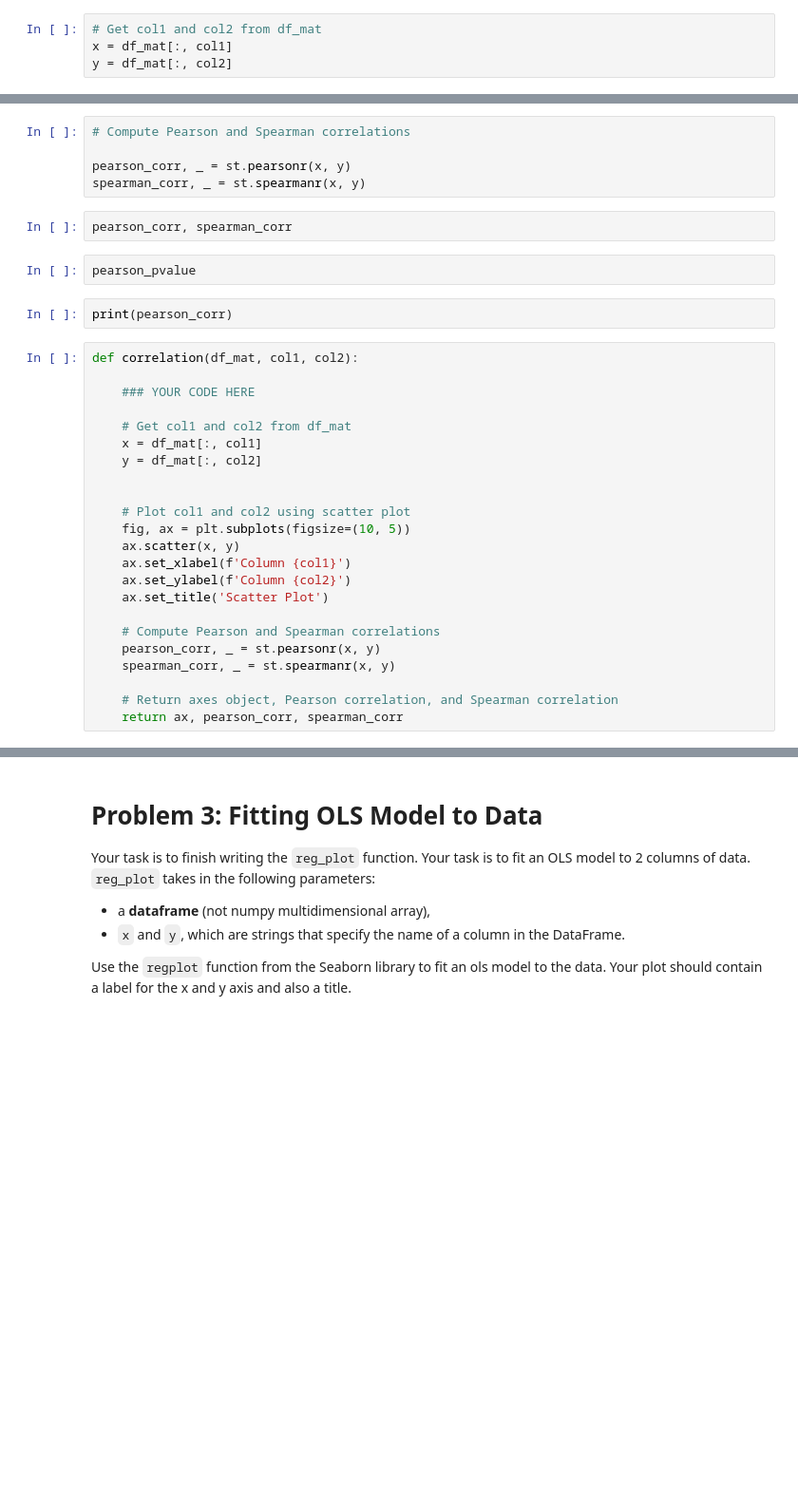
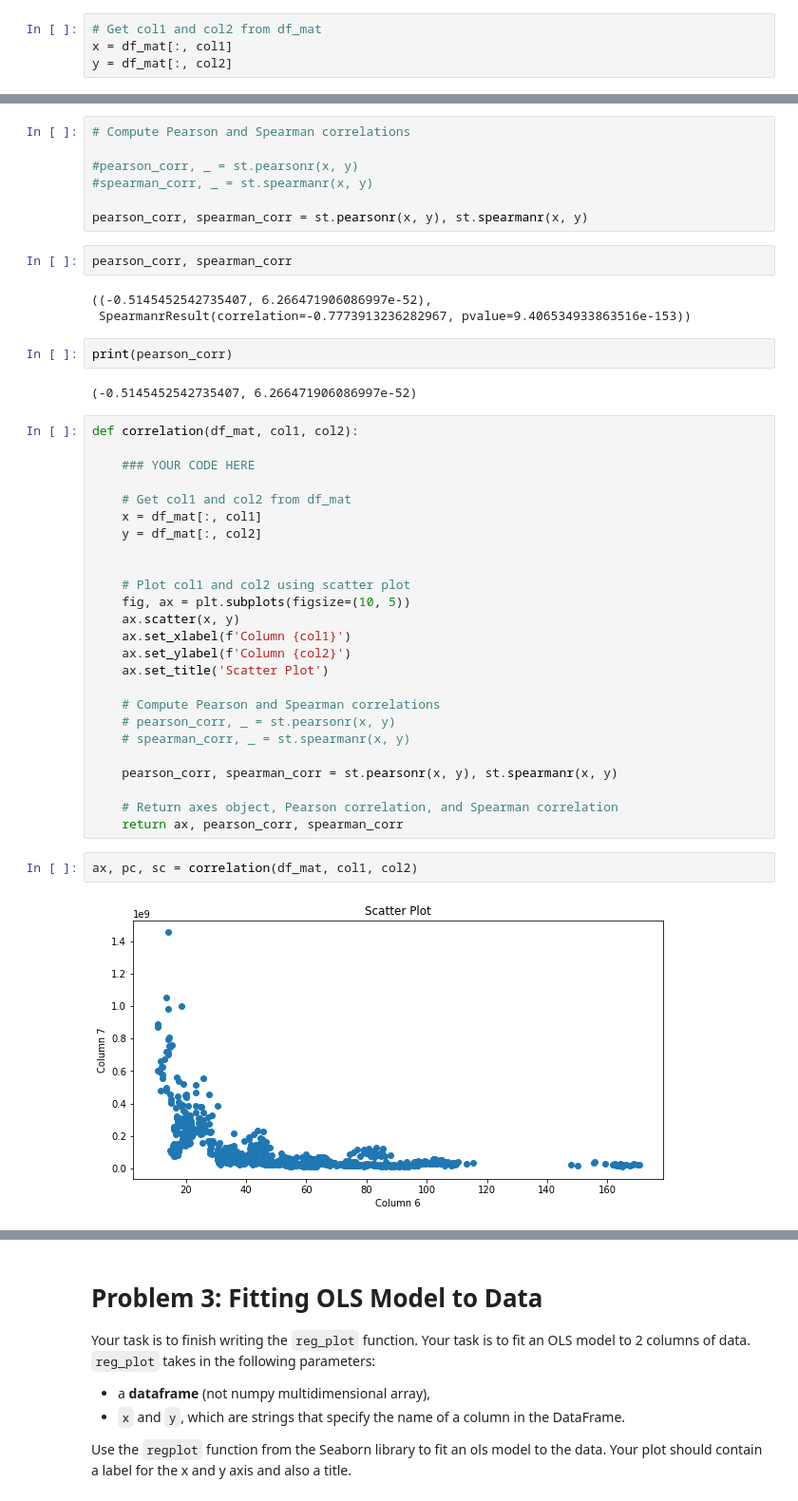
Before and after one commit to dennislamcv1/UoIDAA1, a Jupyter notebook: m7_assignment.ipynb, the cells around one changed output, grey strips where cells are left out. Shown at 95% size. Drawn from its saved outputs; the diff is of its cells as text; blank space fills up the shorter version.

```diff
--- a/m7_assignment.ipynb
+++ b/m7_assignment.ipynb
@@ -144,14 +166,19 @@ plt.show()
 # %%
 # Compute Pearson and Spearman correlations
 
-pearson_corr, _ = st.pearsonr(x, y)
-spearman_corr, _ = st.spearmanr(x, y)
+#pearson_corr, _ = st.pearsonr(x, y)
+#spearman_corr, _ = st.spearmanr(x, y)
+
+pearson_corr, spearman_corr = st.pearsonr(x, y), st.spearmanr(x, y)
 # %%
 pearson_corr, spearman_corr
+# %% [output]
+((-0.5145452542735407, 6.266471906086997e-52),
+ SpearmanrResult(correlation=-0.7773913236282967, pvalue=9.406534933863516e-153))
-# %%
-pearson_pvalue
 # %%
 print(pearson_corr)
+# %% [output]
+(-0.5145452542735407, 6.266471906086997e-52)
 # %%
 def correlation(df_mat, col1, col2):
 
@@ -170,8 +197,14 @@ def correlation(df_mat, col1, col2):
     ax.set_title('Scatter Plot')
 
     # Compute Pearson and Spearman correlations
-    pearson_corr, _ = st.pearsonr(x, y)
-    spearman_corr, _ = st.spearmanr(x, y)
+    # pearson_corr, _ = st.pearsonr(x, y)
+    # spearman_corr, _ = st.spearmanr(x, y)
+
+    pearson_corr, spearman_corr = st.pearsonr(x, y), st.spearmanr(x, y)
 
     # Return axes object, Pearson correlation, and Spearman correlation
     return ax, pearson_corr, spearman_corr
+# %%
+ax, pc, sc = correlation(df_mat, col1, col2)
+# %% [output]
+[figure, added]
```
Also changed, not shown: parts of 12 cells of this notebook, 1 other file.
